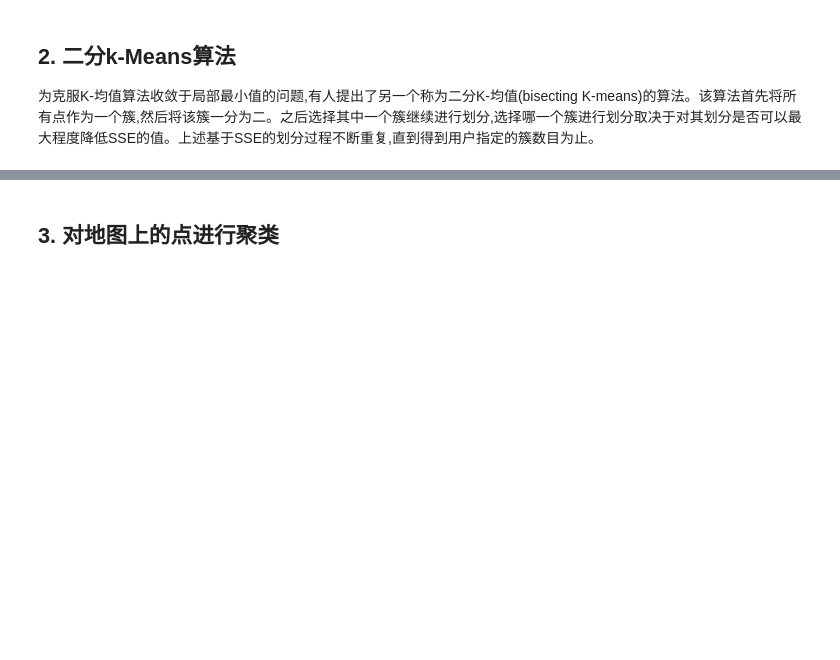
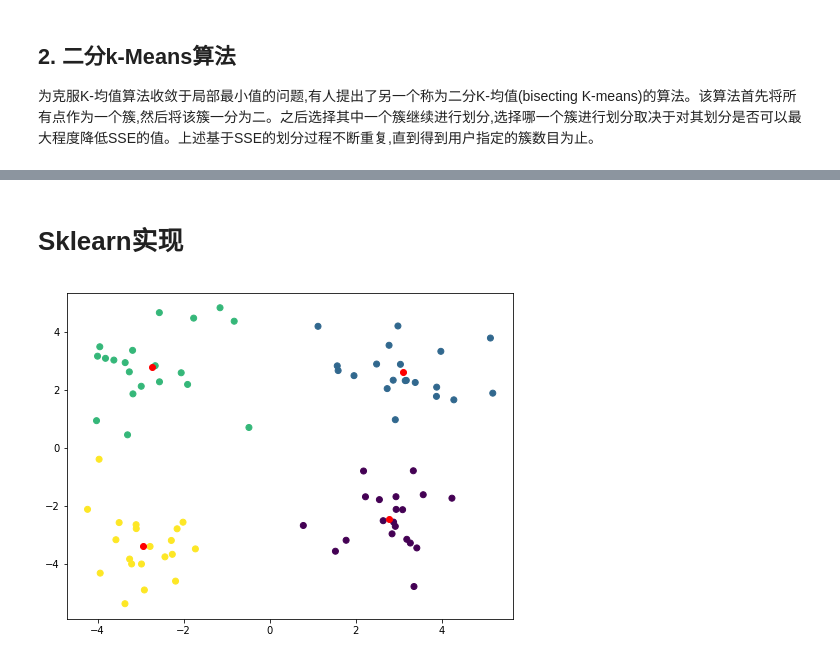
Before and after one commit to ViperBling/MLiA_Python3, a Jupyter notebook: Ch10/k-Means.ipynb, the cells around one changed output, grey strips where cells are left out. Cells and saved outputs as stored; diff of their text form; code cells hidden in the pictures; blank space fills up the shorter version.

```diff
--- a/Ch10/k-Means.ipynb
+++ b/Ch10/k-Means.ipynb
@@ -211,2 +211,0 @@ matrix([[ 2.93386365,  3.12782785],
-# %% [markdown]
-## 3. 对地图上的点进行聚类
@@ -221,0 +212,2 @@ def geoGrab(stAddress, city):
+# %% [markdown]
+# Sklearn实现
@@ -221,0 +216,13 @@ def geoGrab(stAddress, city):
+# %%
+dataMat = loadDataSet('testSet.txt')
+km = KMeans(n_clusters=4)
+km.fit(dataMat)
+km_pred = km.predict(dataMat)
+centers = km.cluster_centers_
+# %%
+plt.figure(figsize=(8, 6))
+plt.scatter(np.array(dataMat)[:, 1], np.array(dataMat)[:, 0], c=km_pred)
+plt.scatter(centers[:, 1], centers[:, 0], c='r')
+plt.show()
+# %% [output]
+[figure, added]
```
Also changed, not shown: parts of 7 cells of this notebook.
